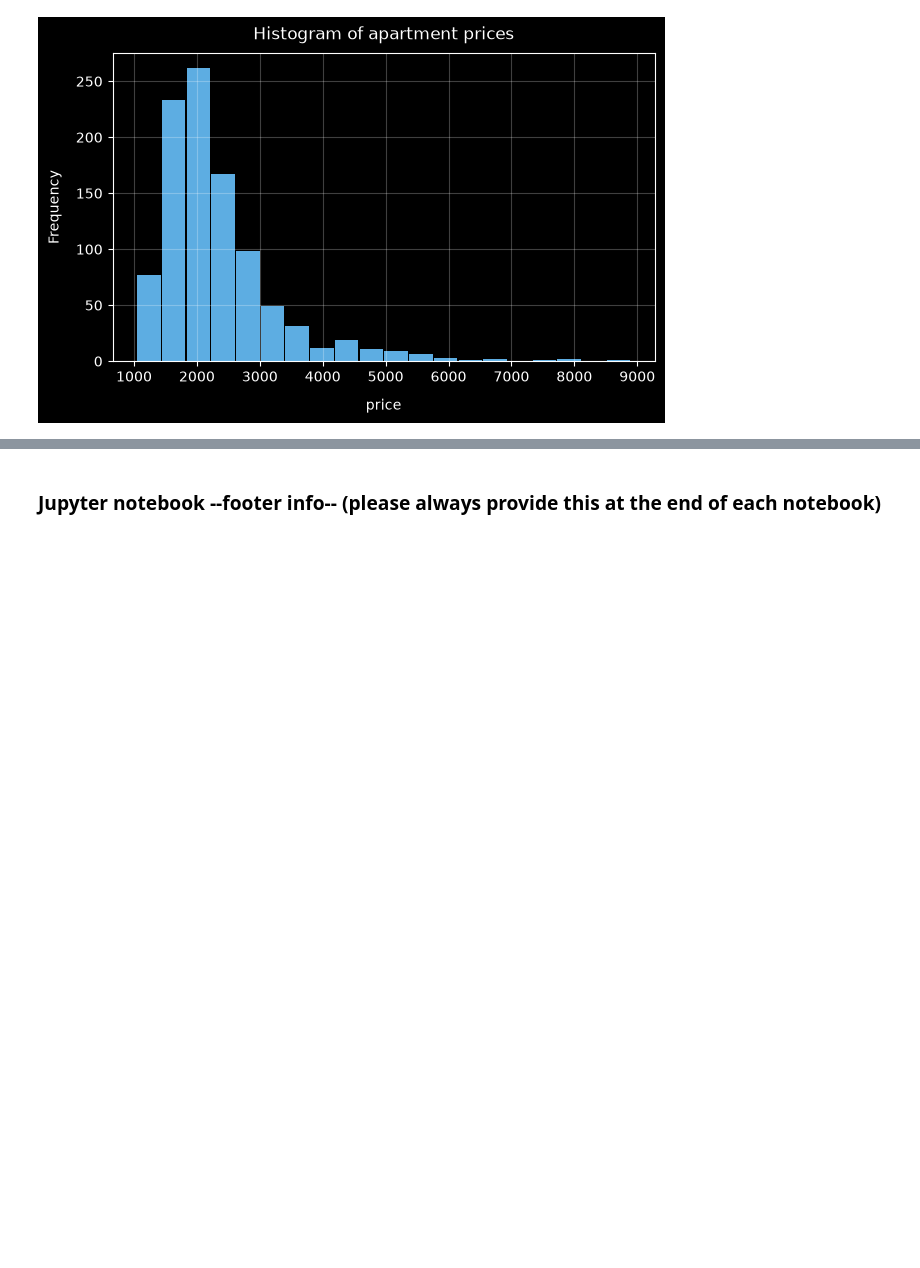
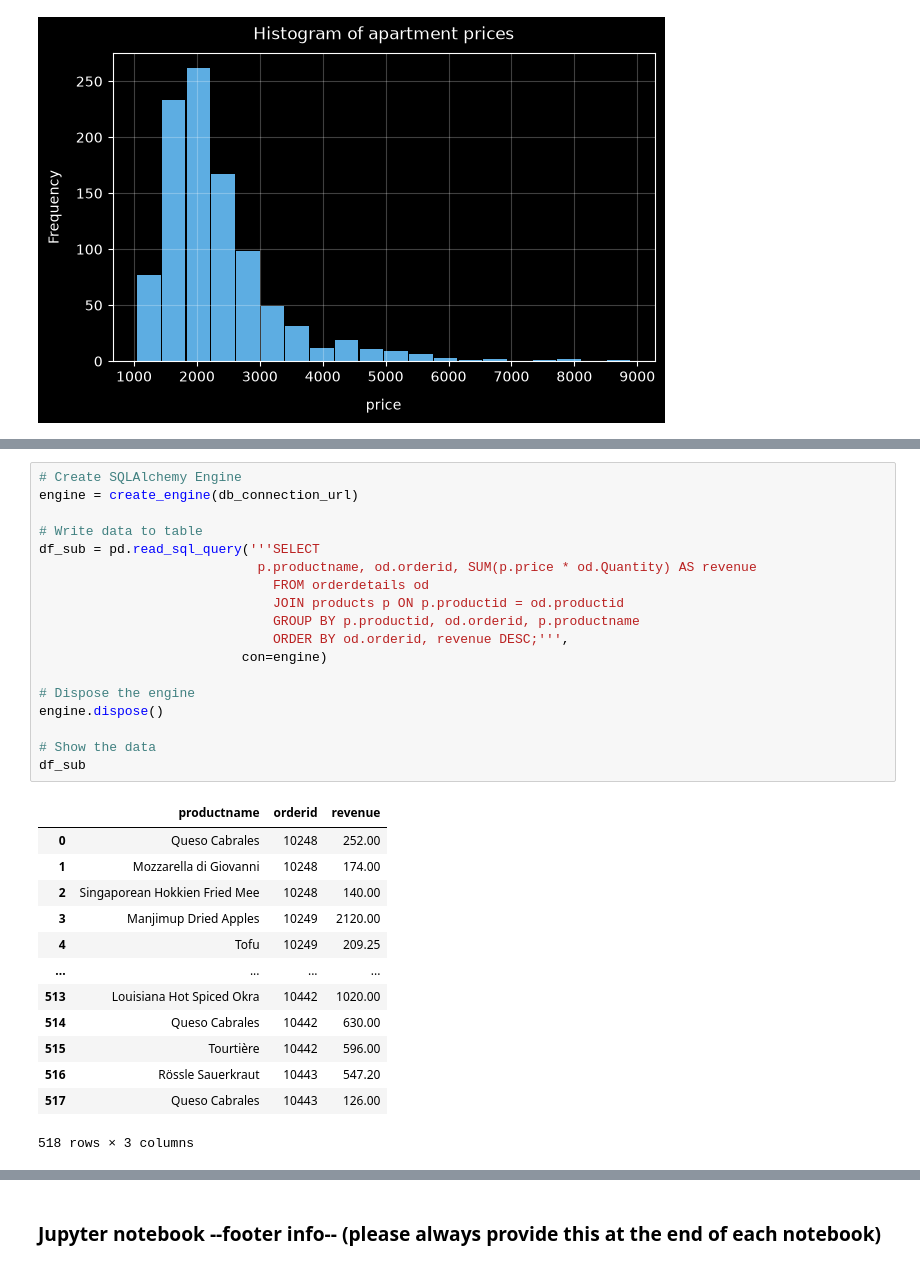
Before and after one commit to simonschmid30/python_postgresql_pgadmin, a Jupyter notebook: postgres_apartment_data.ipynb, the cells around one changed output, grey strips where cells are left out. Cells and saved outputs as stored; diff of their text form; blank space fills up the shorter version.

```diff
--- a/postgres_apartment_data.ipynb
+++ b/postgres_apartment_data.ipynb
@@ -223,0 +539,32 @@ DatabaseError: Execution failed on sql 'SELECT
+# %%
+# Create SQLAlchemy Engine
+engine = create_engine(db_connection_url)
+
+# Write data to table
+df_sub = pd.read_sql_query('''SELECT
+                            p.productname, od.orderid, SUM(p.price * od.Quantity) AS revenue
+                              FROM orderdetails od
+                              JOIN products p ON p.productid = od.productid
+                              GROUP BY p.productid, od.orderid, p.productname
+                              ORDER BY od.orderid, revenue DESC;''',
+                          con=engine)
+
+# Dispose the engine
+engine.dispose()
+
+# Show the data
+df_sub
+# %% [output]
+|  | productname | orderid | revenue |
+| 0 | Queso Cabrales | 10248 | 252.00 |
+| 1 | Mozzarella di Giovanni | 10248 | 174.00 |
+| 2 | Singaporean Hokkien Fried Mee | 10248 | 140.00 |
+| 3 | Manjimup Dried Apples | 10249 | 2120.00 |
+| 4 | Tofu | 10249 | 209.25 |
+| ... | ... | ... | ... |
+| 513 | Louisiana Hot Spiced Okra | 10442 | 1020.00 |
+| 514 | Queso Cabrales | 10442 | 630.00 |
+| 515 | Tourtière | 10442 | 596.00 |
+| 516 | Rössle Sauerkraut | 10443 | 547.20 |
+| 517 | Queso Cabrales | 10443 | 126.00 |
+518 rows × 3 columns
```
Also changed, not shown: parts of 37 cells of this notebook.
